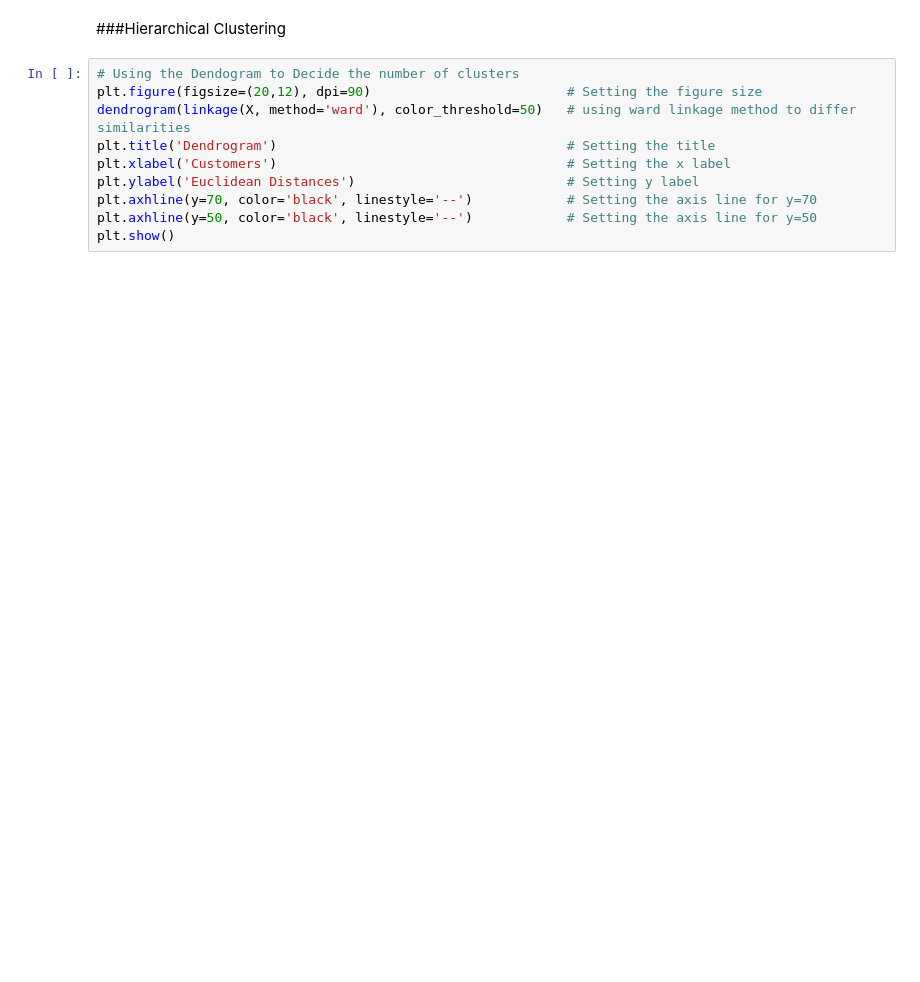
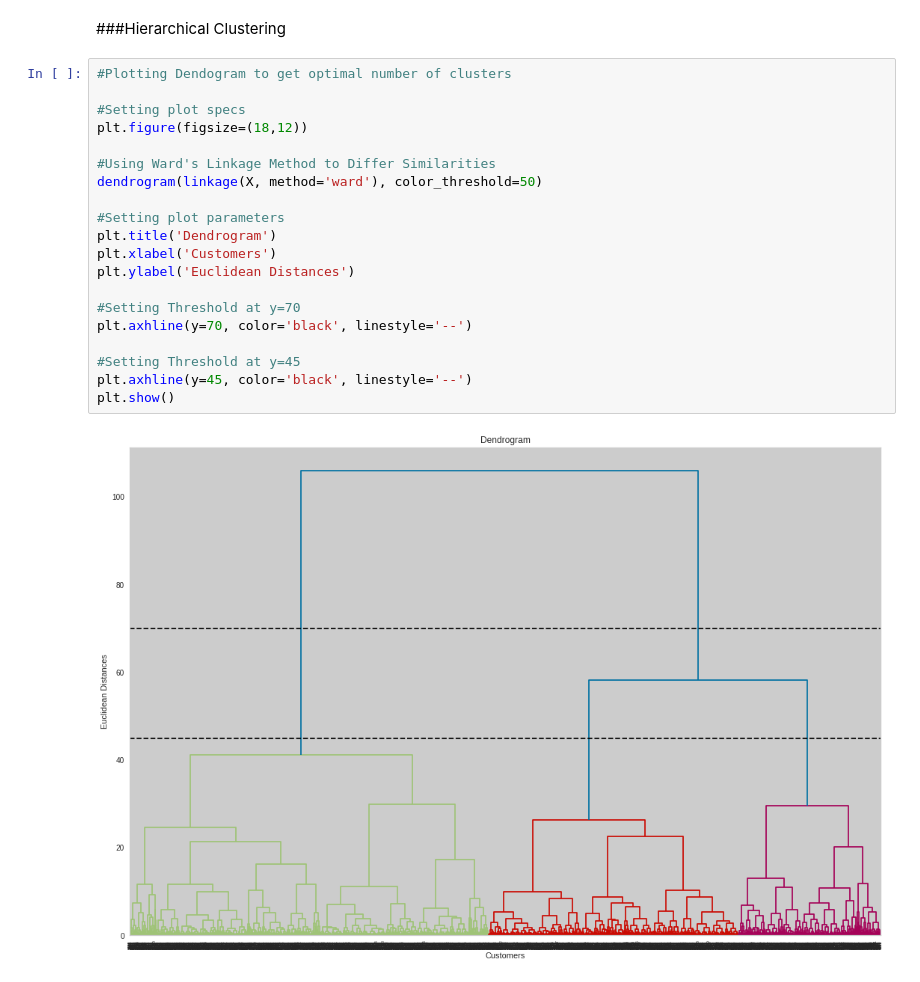
Before and after one commit to shadabsgit/ML-Clustering-Capstone-Project, a Jupyter notebook: Online_Retail_Customer_Segmentation_Capstone_Project.ipynb, the cells around one changed output. Cells and saved outputs as stored; diff of their text form; blank space fills up the shorter version.

```diff
--- a/Online_Retail_Customer_Segmentation_Capstone_Project.ipynb
+++ b/Online_Retail_Customer_Segmentation_Capstone_Project.ipynb
@@ -945,12 +949,24 @@ Cluster Discription:
 # %% [markdown]
 ###Hierarchical Clustering
 # %%
-# Using the Dendogram to Decide the number of clusters
-plt.figure(figsize=(20,12), dpi=90)                         # Setting the figure size
-dendrogram(linkage(X, method='ward'), color_threshold=50)   # using ward linkage method to differ similarities
-plt.title('Dendrogram')                                     # Setting the title
-plt.xlabel('Customers')                                     # Setting the x label
-plt.ylabel('Euclidean Distances')                           # Setting y label
-plt.axhline(y=70, color='black', linestyle='--')            # Setting the axis line for y=70
-plt.axhline(y=50, color='black', linestyle='--')            # Setting the axis line for y=50
+#Plotting Dendogram to get optimal number of clusters
+
+#Setting plot specs
+plt.figure(figsize=(18,12))
+
+#Using Ward's Linkage Method to Differ Similarities
+dendrogram(linkage(X, method='ward'), color_threshold=50)
+
+#Setting plot parameters
+plt.title('Dendrogram')
+plt.xlabel('Customers')
+plt.ylabel('Euclidean Distances')
+
+#Setting Threshold at y=70
+plt.axhline(y=70, color='black', linestyle='--')
+
+#Setting Threshold at y=45
+plt.axhline(y=45, color='black', linestyle='--')
 plt.show()
+# %% [output]
+[figure, added]
```
Also changed, not shown: parts of 9 cells of this notebook.
